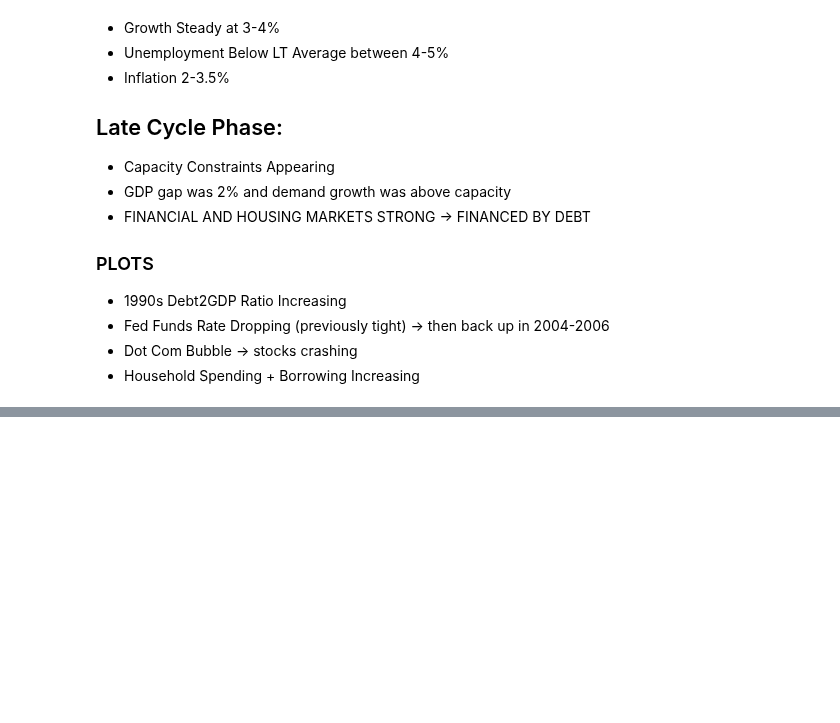
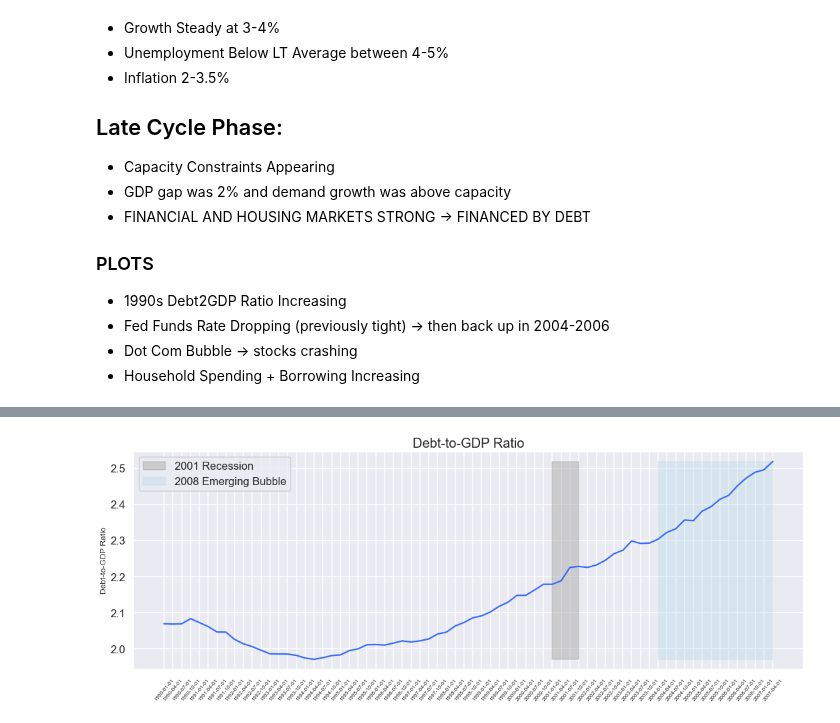
Before and after one commit to bridaniels/Principles_NavigatingBigDebtCrises, a Jupyter notebook: Part2/US_DebtAdjustment/2008_bubble.ipynb, the cells around one changed output, grey strips where cells are left out. Cells and saved outputs as stored; diff of their text form; code cells hidden in the pictures; blank space fills up the shorter version.

```diff
--- a/Part2/US_DebtAdjustment/2008_bubble.ipynb
+++ b/Part2/US_DebtAdjustment/2008_bubble.ipynb
@@ -44,0 +60,5 @@ print(tline.federal_reserve_timeline)
+# %%
+d2gdp = c.DEBT_TO_GDP(start=c.start_early90, end=c.start_top)
+d2gdp.plot_debt2gdp_ratio()
+# %% [output]
+[figure, added]
```
Also changed, not shown: parts of 3 cells of this notebook, 1 other file.
